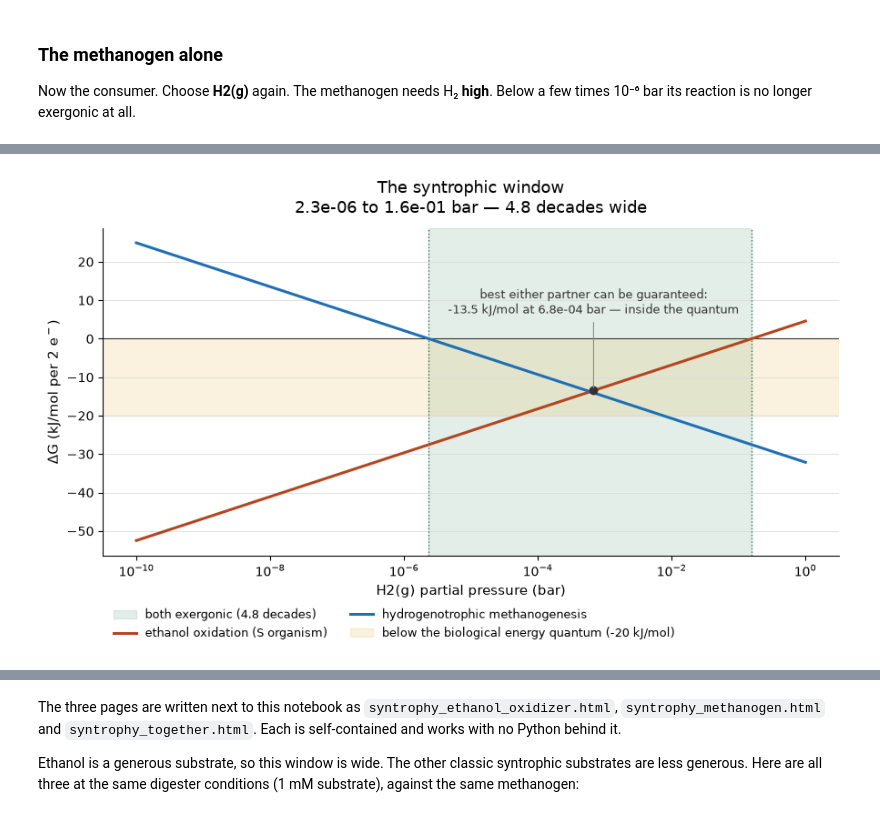
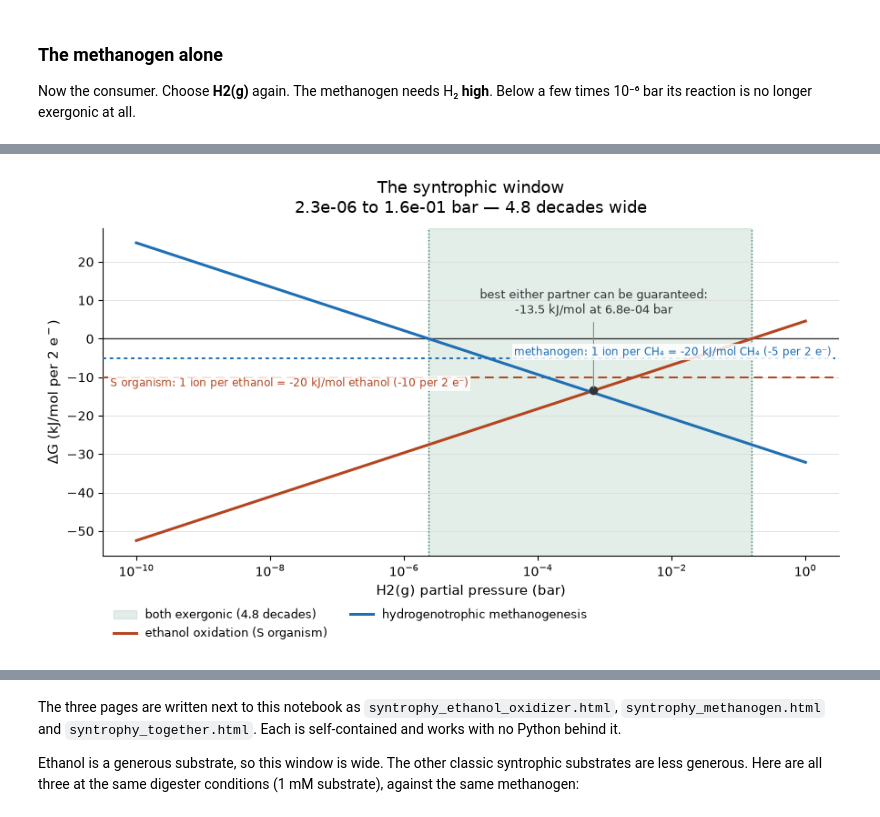
Before and after one commit to JamesRH/microbial_thermo, a Jupyter notebook: notebooks/13_methanogenesis.ipynb, the cells around one changed output, grey strips where cells are left out. Drawn from its saved outputs; the diff is of its cells as text; code cells hidden in the pictures.

```diff
--- a/notebooks/13_methanogenesis.ipynb
+++ b/notebooks/13_methanogenesis.ipynb
@@ -349,7 +351,7 @@ columns, because there are two common conventions for methane and CO₂:
 
 Everything is per mole of CH₄ made.
 # %%
-def pathway(donor, acceptor, gas):
+def pathway(donor, acceptor, gas, conditions=standard):
     """One methanogenic reaction per mole of CH4, in either convention.
 
     ``donor`` and ``acceptor`` are (reduced, oxidized) couples written with
@@ -369,7 +371,7 @@ def pathway(donor, acceptor, gas):
         return Couple.make(reduced, oxidized, key_element="C" if has_carbon else None)
 
     return mt.Reaction.from_couples(
-        donor=couple(donor), acceptor=couple(acceptor), conditions=standard, normalize_to=ch4
+        donor=couple(donor), acceptor=couple(acceptor), conditions=conditions, normalize_to=ch4
     )
 
 
@@ -534,12 +626,84 @@ methanogen.
 # %%
+ION_KJ = -20.0  # kJ/mol to pump one H+ or Na+ (Schink 1997)
+
+
+def turnovers(built, substrate):
+    """Moles of ``substrate`` the reaction moves as written (per 2 e- here)."""
+    coefficients = {species.backend: value for species, value in built.coefficients.items()}
+    return abs(float(coefficients[substrate]))
+
+
+def floors_for(partners):
+    """(value, colour, note) for each (reaction, substrate, name, organism, colour).
+
+    One ion per turnover of the substrate, put on the reaction's own per-2 e-
+    axis: ION_KJ times the moles of substrate the reaction moves.
+    """
+    out = []
+    for built, substrate, name, organism, colour in partners:
+        value = ION_KJ * turnovers(built, substrate)
+        note = f"{organism}: 1 ion per {name} = {ION_KJ:g} kJ/mol {name} ({value:g} per 2 e⁻)"
+        out.append((value, colour, note))
+    return out
+
+
+def draw_floors(ax, floors):
+    """Dashed per-organism floors on a matplotlib axis, labelled along the line."""
+    for index, (value, colour, note) in enumerate(floors):
+        ax.axhline(
+            value,
+            color=colour,
+            linestyle=(0, (5, 3)) if index == 0 else (0, (2, 2)),
+            linewidth=1.4,
+            zorder=3,
+        )
+        ax.text(
+            0.01 if index == 0 else 0.99,
+            value,
+            note,
+            transform=ax.get_yaxis_transform(),
+            ha="left" if index == 0 else "right",
+            va="top" if index == 0 else "bottom",
+            fontsize=8.5,
+            color=colour,
+            zorder=7,
+            # A white backing so the note stays readable where it crosses a curve.
+            bbox={"facecolor": "white", "edgecolor": "none", "alpha": 0.85, "pad": 1.5},
+        )
+
+
+def draw_floors_plotly(figure, floors):
+    """The same floors on a Plotly figure."""
+    for index, (value, colour, note) in enumerate(floors):
+        figure.add_hline(
+            y=value,
+            line={"color": colour, "width": 1.4, "dash": "dash" if index == 0 else "dot"},
+            annotation_text=note,
+            annotation_position="bottom left" if index == 0 else "top right",
+            annotation={
+                "font": {"size": 10, "color": colour},
+                "bgcolor": "rgba(255,255,255,0.85)",
+            },
+        )
+
+
 labels = {
     "producer_label": "ethanol oxidation (S organism)",
     "consumer_label": "hydrogenotrophic methanogenesis",
 }
-figure, window = plot_syntrophy_window(producer, consumer, low=1e-10, high=1.0, **labels)
+floors = floors_for(
+    [
+        (producer, "Ethanol(aq)", "ethanol", "S organism", PALETTE["oxidation"]),
+        (consumer, "Methane(aq)", "CH₄", "methanogen", PALETTE["reduction"]),
+    ]
+)
+figure, window = plot_syntrophy_window(
+    producer, consumer, low=1e-10, high=1.0, show_quantum_band=False, **labels
+)
+draw_floors(figure.axes[0], floors)
 plt.show()
 # %% [output]
-[figure, old version]
+[figure, new version]
 # %%
 together, _ = plot_syntrophy_interactive(
     producer,
```
Also changed, not shown: parts of 14 cells of this notebook, 5 other files.
